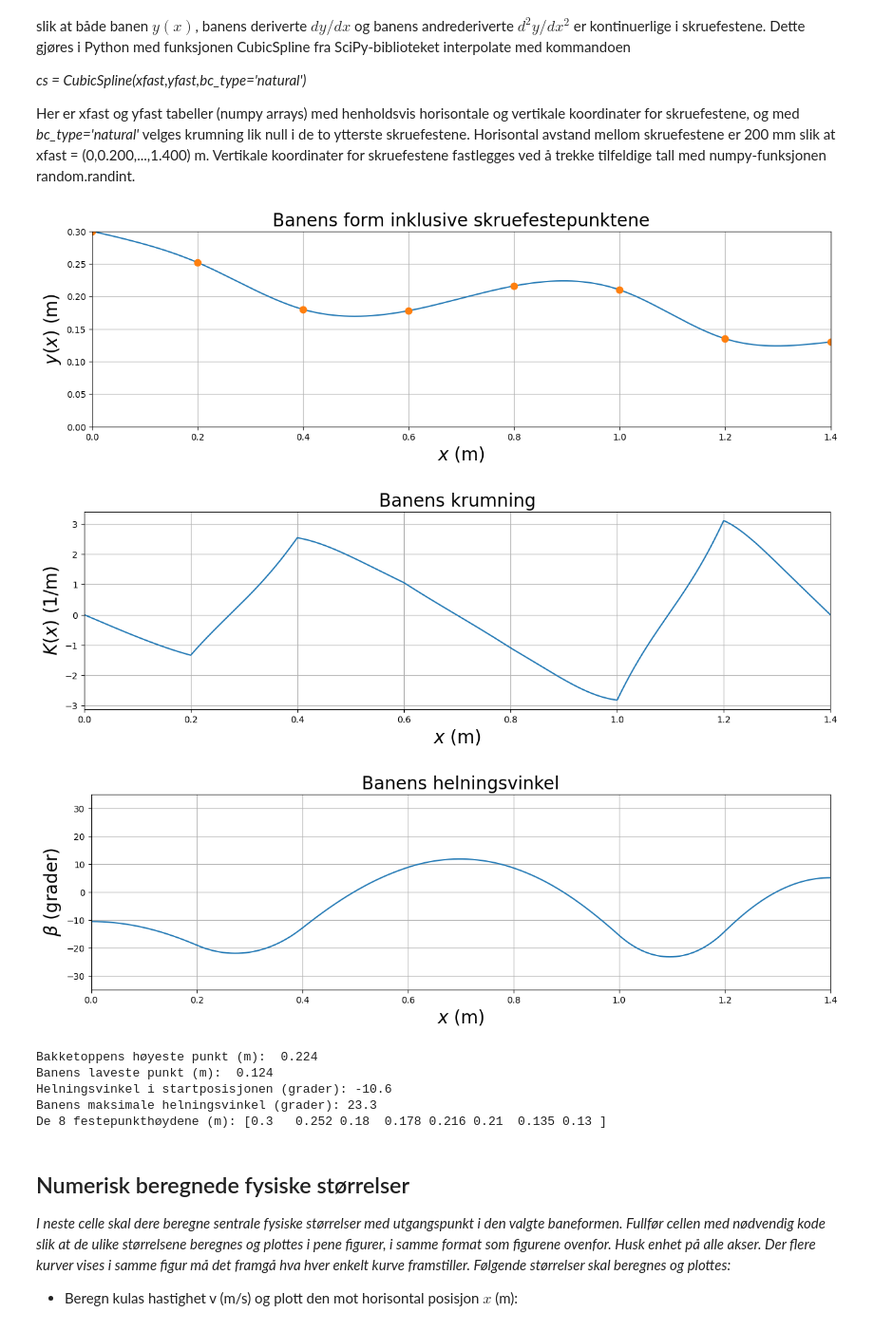
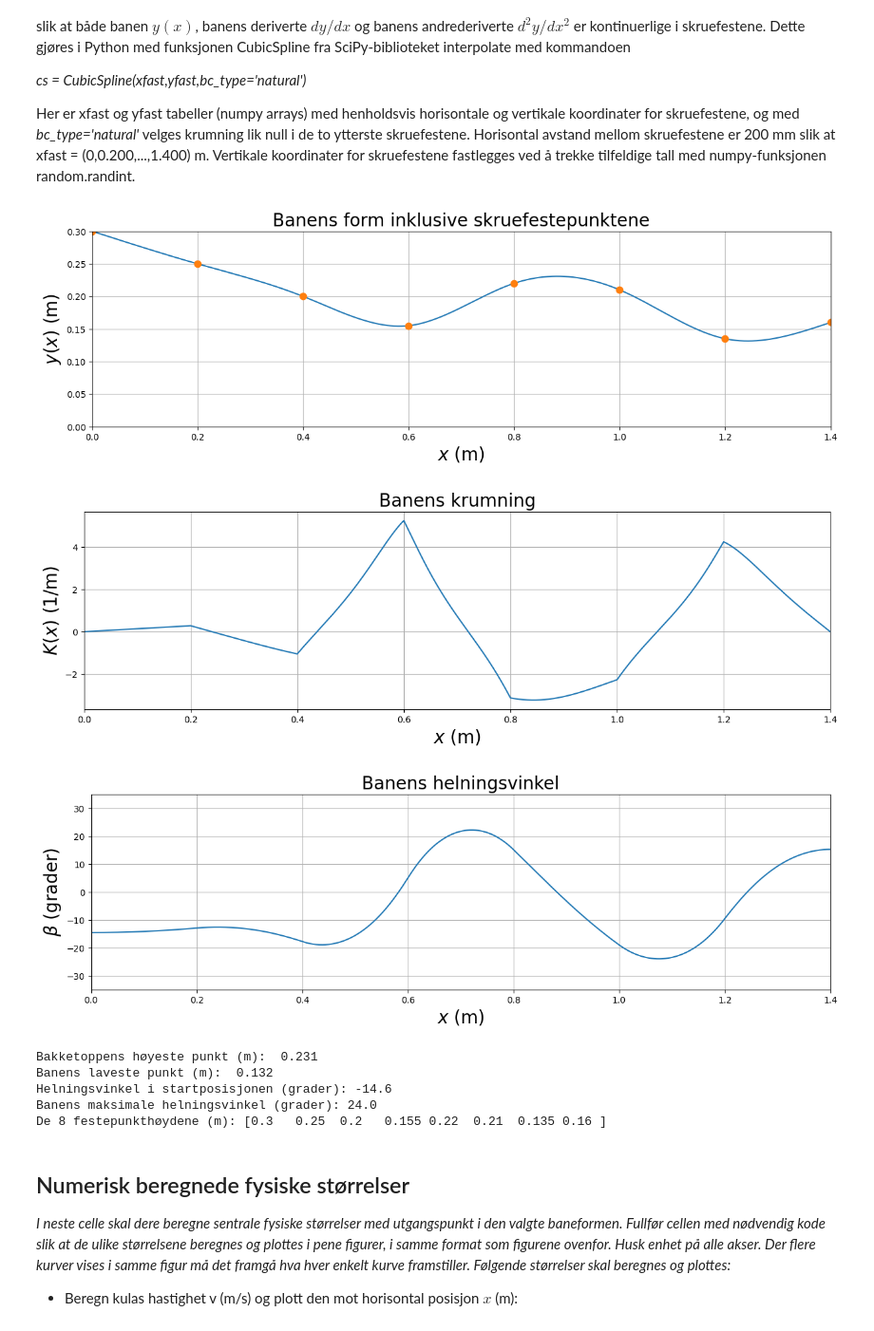
Before and after one commit to peroye/Fysikklab, a Jupyter notebook: notebook_mal_H25.ipynb, the cells around one changed output. Shown at 95% size. Drawn from its saved outputs; the diff is of its cells as text; code cells hidden in the pictures.

```diff
--- a/notebook_mal_H25.ipynb
+++ b/notebook_mal_H25.ipynb
@@ -87,7 +87,7 @@ yfast[7] = yfast[6] + np.random.randint(-40,40)/1000
 #Kjør denne cellen så mange ganger dere vil, inntil dere får en baneform dere er fornøyd med.
 #Når endelig baneform er valgt:
 #Sett inn skruehøydene med 3 desimaler (m) og fjern kommentarsymbolet ("#") i neste linje.
-#yfast = np.asarray([0.300,,,,,,,])
+yfast = np.asarray([0.300,0.250,0.200,0.155,0.220,0.210,0.135,0.160])
 #Når endelig baneform er valgt, kan dere gjerne legge inn # i starten på de 8 linjene som beregner yfast[] ovenfor
 
 #Beregninger:
@@ -131,41 +131,41 @@ plt.title('Banens krumning',fontsize=20)
 plt.xlabel('$x$ (m)',fontsize=20)
 plt.ylabel('$K(x)$ (1/m)',fontsize=20)
 plt.xlim(0,1.400)
 plt.grid()
 plt.show()
 
 
 #Plotting av banens helningsvinkel
 plt.figure(figsize=(15,4))
 plt.plot(x,betadeg)
 plt.title('Banens helningsvinkel',fontsize=20)
 plt.xlabel('$x$ (m)',fontsize=20)
 plt.ylabel(r'$\beta$ (grader)',fontsize=20)
 plt.ylim(-35,35)
 plt.xlim(0,1.400)
 plt.grid()
 plt.show()
 
 y37 = y[400:1400]
 y27 = y[200:1400]
 y37min = np.min(y37)
 y37max = np.max(y37)
 y27min = np.min(y27)
 y27max = np.max(y27)
 print('Bakketoppens høyeste punkt (m): %6.3f' %y37max)
 print('Banens laveste punkt (m): %6.3f' %y27min)
 print('Helningsvinkel i startposisjonen (grader): %4.1f' %startvinkel)
 print('Banens maksimale helningsvinkel (grader): %4.1f' %maksvinkel)
 print('De 8 festepunkthøydene (m):', yfast)
 # %% [output]
-[figure, old version]
+[figure, new version]
-[figure, old version]
+[figure, new version]
-[figure, old version]
+[figure, new version]
-Bakketoppens høyeste punkt (m):  0.224
-Banens laveste punkt (m):  0.124
-Helningsvinkel i startposisjonen (grader): -10.6
-Banens maksimale helningsvinkel (grader): 23.3
-De 8 festepunkthøydene (m): [0.3   0.252 0.18  0.178 0.216 0.21  0.135 0.13 ]
+Bakketoppens høyeste punkt (m):  0.231
+Banens laveste punkt (m):  0.132
+Helningsvinkel i startposisjonen (grader): -14.6
+Banens maksimale helningsvinkel (grader): 24.0
+De 8 festepunkthøydene (m): [0.3   0.25  0.2   0.155 0.22  0.21  0.135 0.16 ]
 # %% [markdown]
 ## Numerisk beregnede fysiske størrelser
 *I neste celle skal dere beregne sentrale fysiske størrelser med utgangspunkt i den valgte baneformen. Fullfør cellen med nødvendig kode slik at de ulike størrelsene beregnes og plottes i pene figurer, i samme format som figurene ovenfor. Husk enhet på alle akser. Der flere kurver vises i samme figur må det framgå hva hver enkelt kurve framstiller. Følgende størrelser skal beregnes og plottes:*
```
